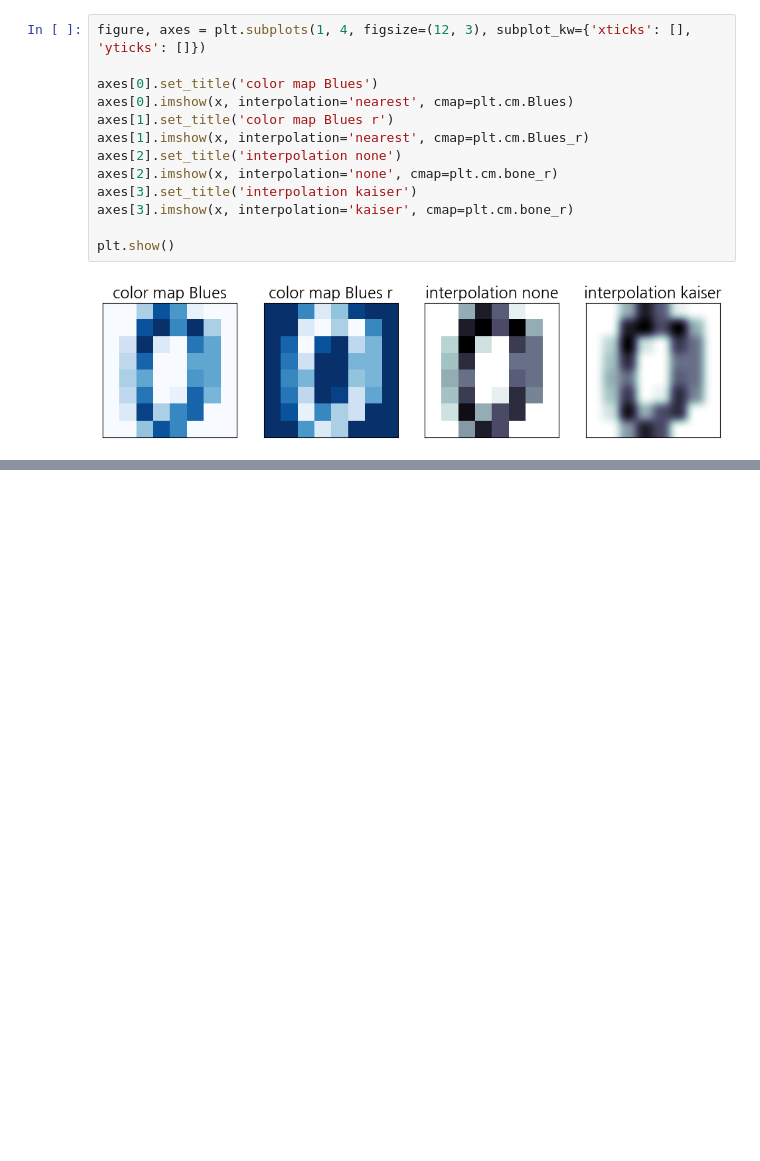
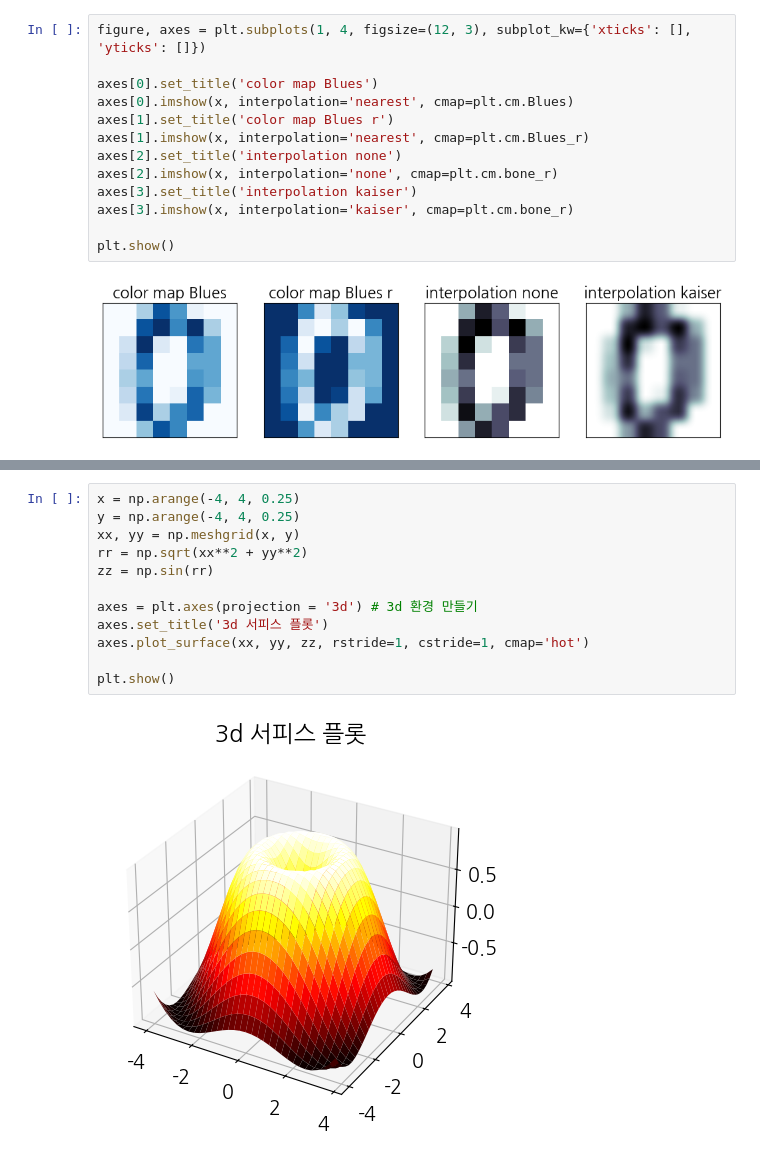
Before and after one commit to ahndb/aws_phyhon_240215, a Jupyter notebook: matplotlib_visualize_data/0304/b_matplotlib_variety_plots.ipynb, the cells around one changed output, grey strips where cells are left out. Saved outputs shown, nothing was run; the diff lists cells and outputs as text; blank space fills up the shorter version.

```diff
--- a/matplotlib_visualize_data/0304/b_matplotlib_variety_plots.ipynb
+++ b/matplotlib_visualize_data/0304/b_matplotlib_variety_plots.ipynb
@@ -184,0 +215,14 @@ plt.show()
+# %%
+x = np.arange(-4, 4, 0.25)
+y = np.arange(-4, 4, 0.25)
+xx, yy = np.meshgrid(x, y)
+rr = np.sqrt(xx**2 + yy**2)
+zz = np.sin(rr)
+
+axes = plt.axes(projection = '3d') # 3d 환경 만들기
+axes.set_title('3d 서피스 플롯')
+axes.plot_surface(xx, yy, zz, rstride=1, cstride=1, cmap='hot')
+
+plt.show()
+# %% [output]
+[figure, added]
```
Also changed, not shown: parts of 3 cells of this notebook.
